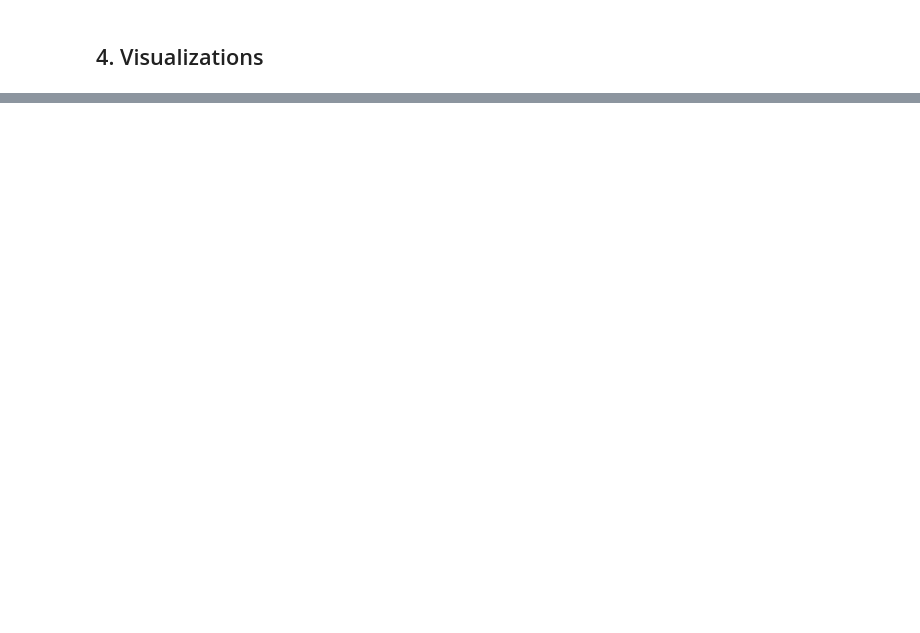
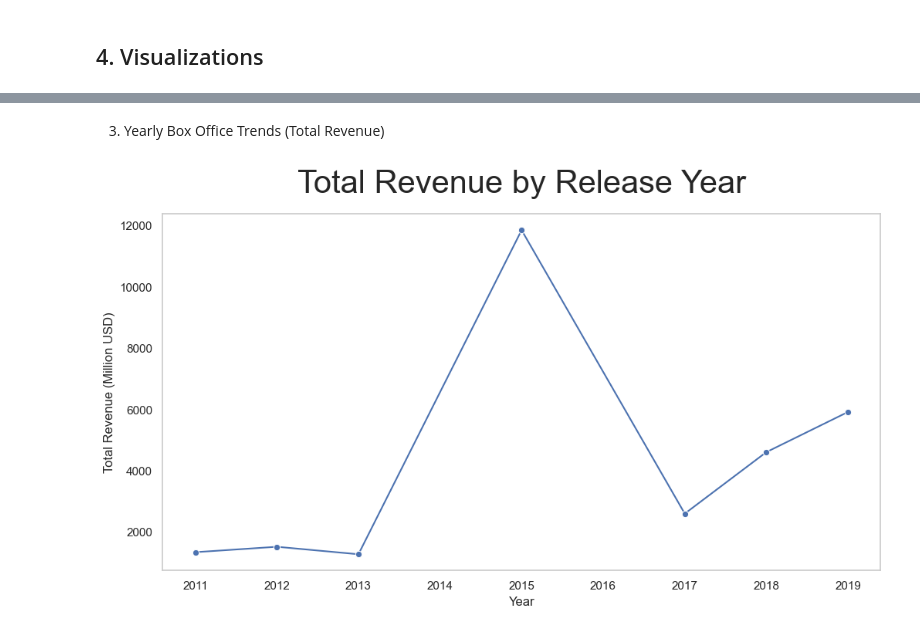
Before and after one commit to DE-E-K/DEM05, a Jupyter notebook: tmdb_analysis.ipynb, the cells around one changed output, grey strips where cells are left out. Drawn from its saved outputs; the diff is of its cells as text; code cells hidden in the pictures; blank space fills up the shorter version.

```diff
--- a/tmdb_analysis.ipynb
+++ b/tmdb_analysis.ipynb
@@ -320,0 +613,15 @@ Top 5 Budget
+# %% [markdown]
+3. Yearly Box Office Trends (Total Revenue)
+# %%
+# 3. Yearly Box Office Trends (Total Revenue)
+yearly_rev = df_cleaned.groupby('release_year')['revenue_musd'].sum().reset_index()
+plt.figure(figsize=(12,6))
+sns.lineplot(data=yearly_rev, x='release_year', y='revenue_musd', marker='o')
+plt.title('Total Revenue by Release Year', fontsize=30, pad=20 )
+plt.ylabel('Total Revenue (Million USD)')
+# plt.xticks(rotation=45)
+plt.xlabel('Year')
+plt.grid(False)
+plt.show()
+# %% [output]
+[figure, added]
```
Also changed, not shown: parts of 36 cells of this notebook, 2 other files.
